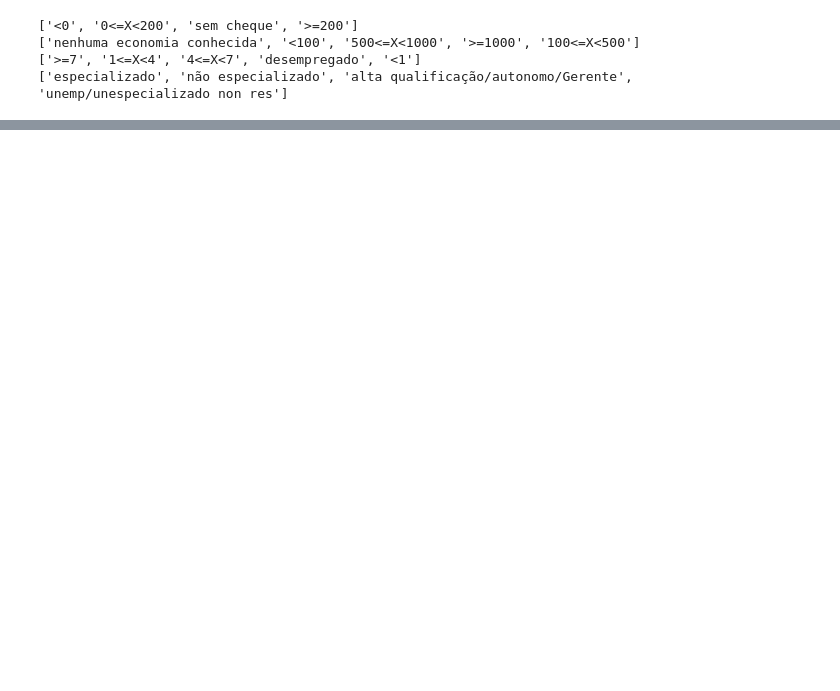
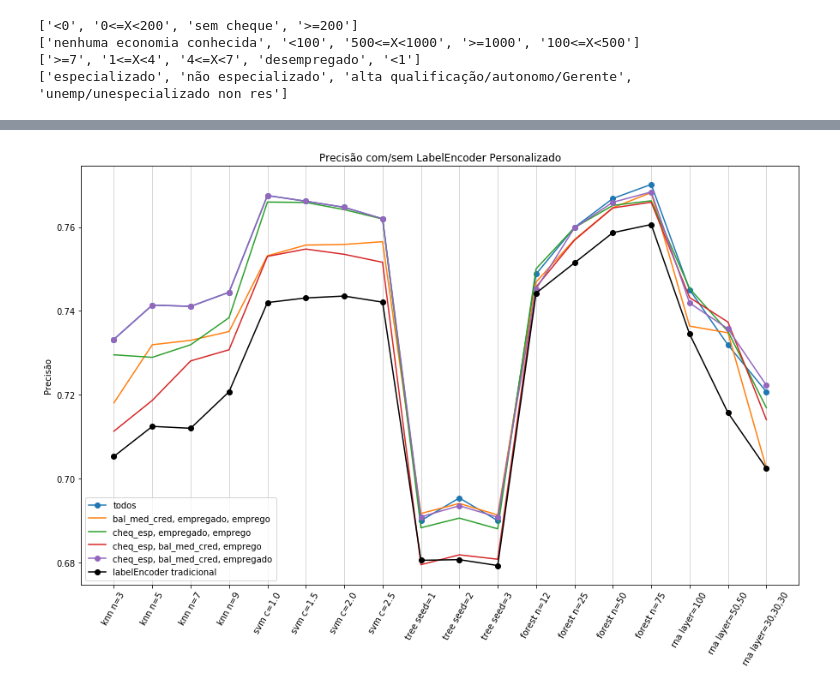
Before and after one commit to brmaciel/Projetos_AnaliseDados, a Jupyter notebook: LabelEncoder_Effect/LabelEncoder_Effect.ipynb, the cells around one changed output, grey strips where cells are left out. Saved outputs shown, nothing was run; the diff lists cells and outputs as text; code cells hidden in the pictures; blank space fills up the shorter version.

```diff
--- a/LabelEncoder_Effect/LabelEncoder_Effect.ipynb
+++ b/LabelEncoder_Effect/LabelEncoder_Effect.ipynb
@@ -214,0 +283,15 @@ Media:
+# %%
+plt.figure(figsize=(15,9))
+plt.plot(result_df2.columns, result_df2.iloc[1, :], 'o-', label='todos')
+plt.plot(result_df2.columns, result_df3.iloc[1, :], label='bal_med_cred, empregado, emprego')
+plt.plot(result_df2.columns, result_df4.iloc[1, :], label='cheq_esp, empregado, emprego')
+plt.plot(result_df2.columns, result_df5.iloc[1, :], label='cheq_esp, bal_med_cred, emprego')
+plt.plot(result_df2.columns, result_df6.iloc[1, :], 'o-', label='cheq_esp, bal_med_cred, empregado')
+plt.plot(result_df2.columns, result_df2.iloc[0, :], 'o-', label='labelEncoder tradicional', color='black')
+plt.legend()
+plt.ylabel('Precisão')
+plt.title('Precisão com/sem LabelEncoder Personalizado')
+plt.xticks(rotation=60)
+plt.grid(axis='x', linewidth='0.5')
+# %% [output]
+[figure, added]
```
Also changed, not shown: parts of 22 cells of this notebook.
